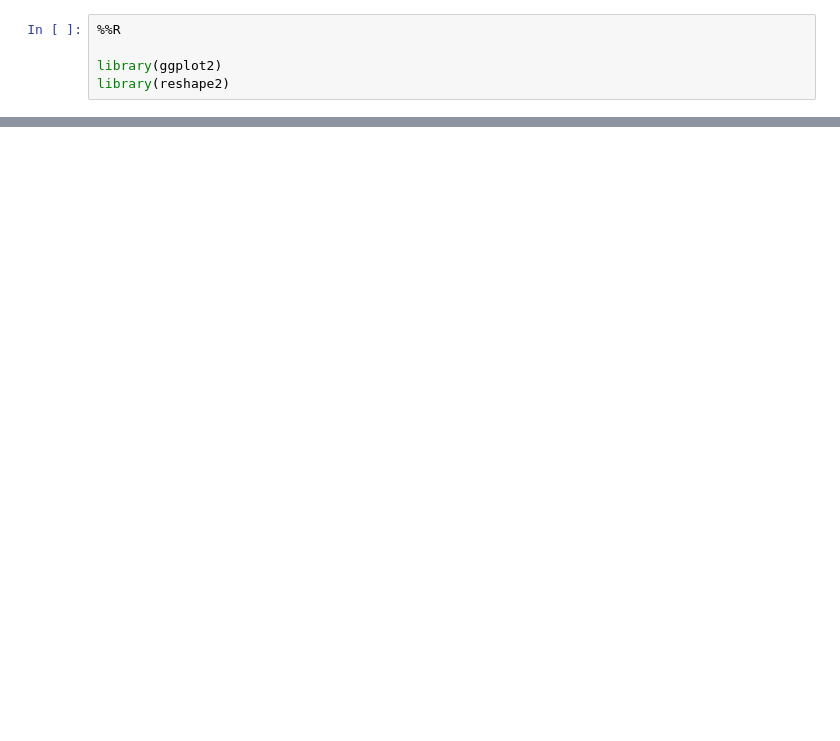
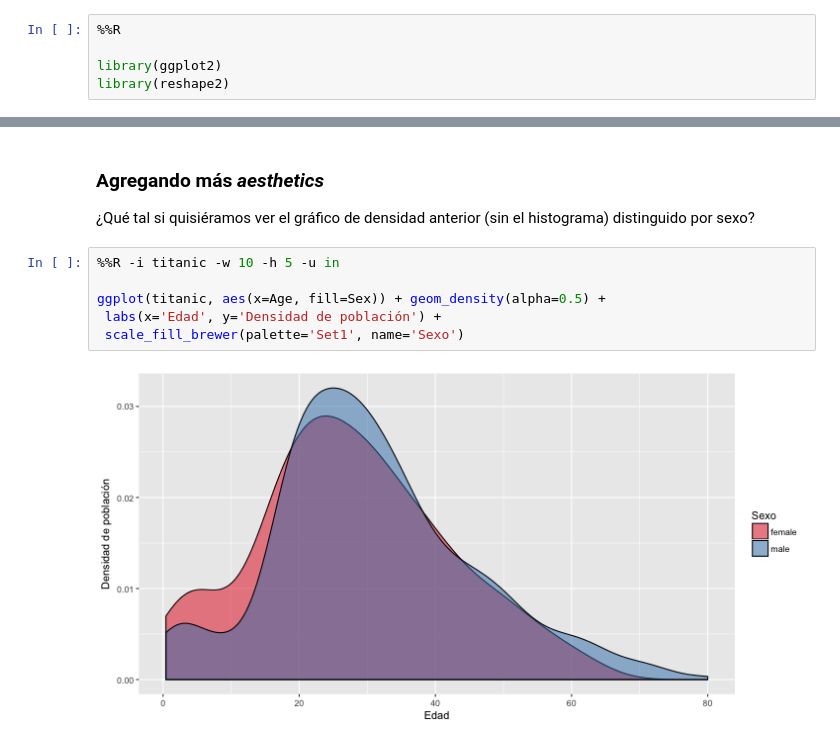
Before and after one commit to crscardellino/MeetupDSCba2017, a Jupyter notebook: python_with_ggplot.ipynb, the cells around one changed output, grey strips where cells are left out. Cells and saved outputs as stored; diff of their text form; blank space fills up the shorter version.

```diff
--- a/python_with_ggplot.ipynb
+++ b/python_with_ggplot.ipynb
@@ -169,0 +123,12 @@ ggplot(learning_curve_results, aes(x=data_size)) +
+# %% [markdown]
+### Agregando más _aesthetics_
+
+¿Qué tal si quisiéramos ver el gráfico de densidad anterior (sin el histograma) distinguido por sexo?
+# %%
+%%R -i titanic -w 10 -h 5 -u in
+
+ggplot(titanic, aes(x=Age, fill=Sex)) + geom_density(alpha=0.5) +
+ labs(x='Edad', y='Densidad de población') +
+ scale_fill_brewer(palette='Set1', name='Sexo')
+# %% [output]
+[figure, added]
```
Also changed, not shown: parts of 50 cells of this notebook, 1 other file.
